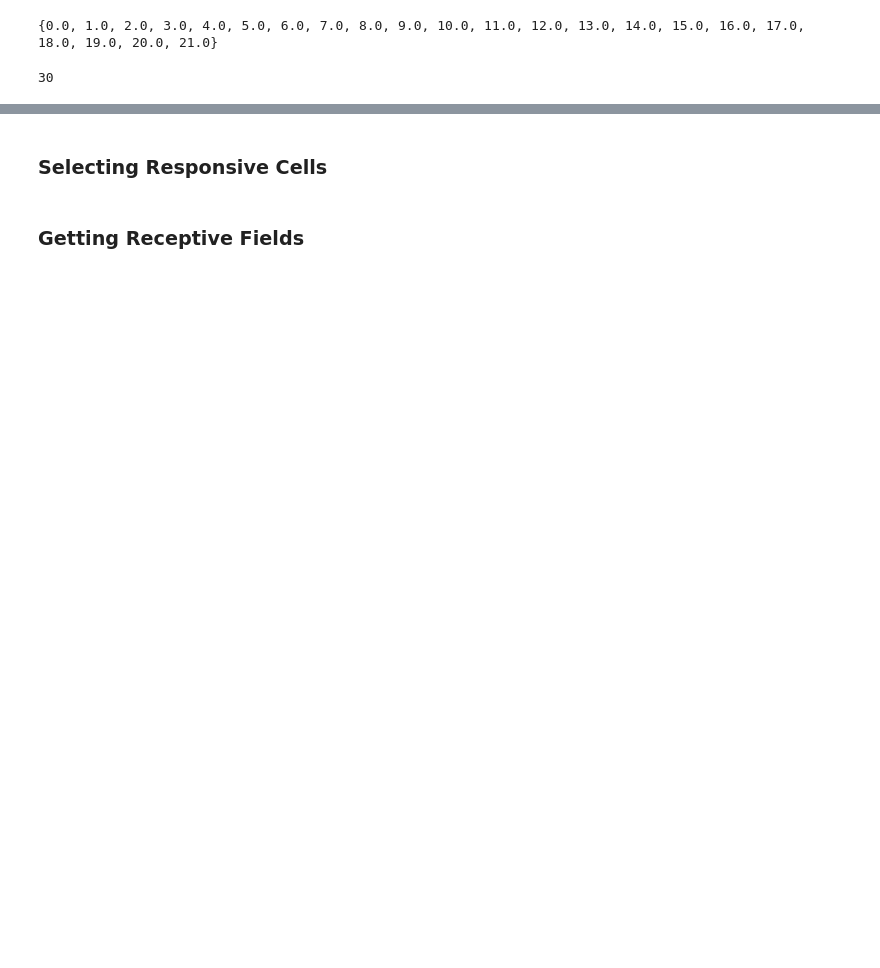
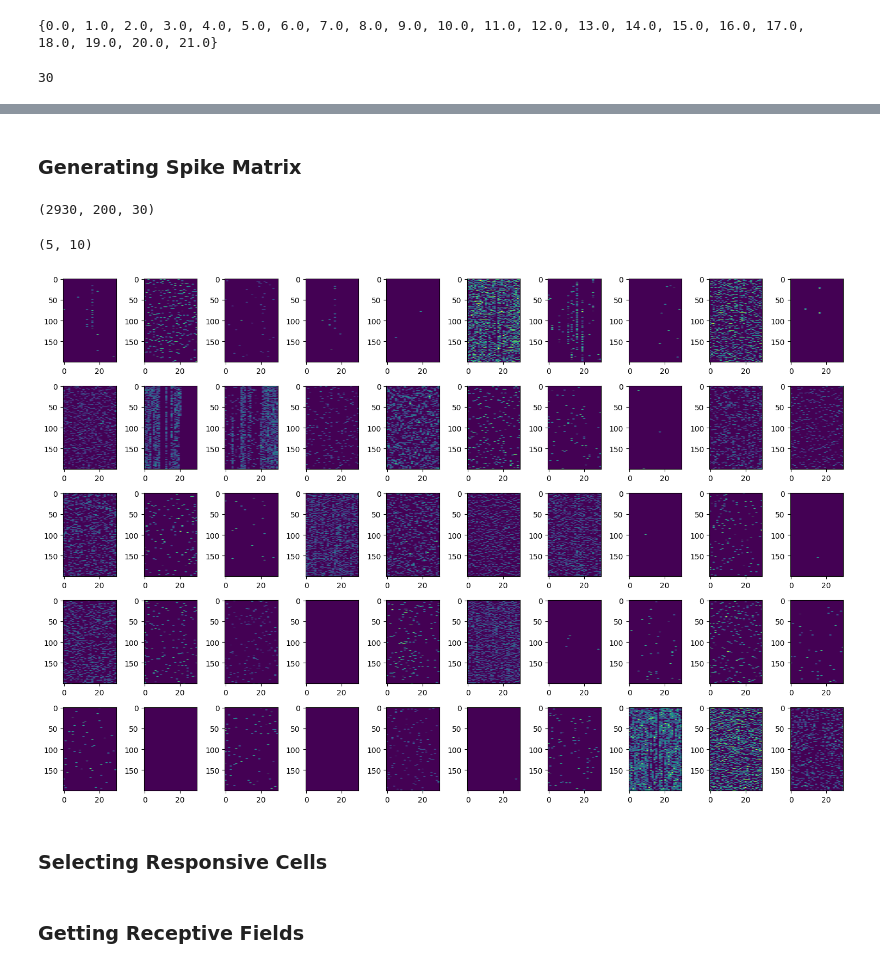
Before and after one commit to AllenInstitute/openscope_databook, a Jupyter notebook: docs/experiments/illusion.ipynb, the cells around one changed output, grey strips where cells are left out. Drawn from its saved outputs; the diff is of its cells as text; code cells hidden in the pictures; blank space fills up the shorter version.

```diff
--- a/docs/experiments/illusion.ipynb
+++ b/docs/experiments/illusion.ipynb
@@ -96,0 +129,5 @@ print(len(stim_times))
+# %%
+### subselect by brain region
+units_spike_times = nwb.units["spike_times"]
+# %% [markdown]
+### Generating Spike Matrix
@@ -97,3 +152,50 @@ print(len(stim_times))
+# %%
+# 3D spike matrix to be populated with spike counts
+spike_matrix = np.zeros((n_units, len(bin_edges), n_trials))
+
+# populate 3D spike matrix for each unit for each stimulus trial by counting spikes into bins
+for unit_idx in range(n_units):
+    spike_times = units_spike_times[unit_idx]
+
+    for stim_idx, stim_time in enumerate(stim_times):
+        # get spike times that fall within the bin's time range relative to the stim time
+        first_bin_time = stim_time + bin_edges[0]
+        last_bin_time = stim_time + bin_edges[-1]
+        first_spike_in_range, last_spike_in_range = np.searchsorted(spike_times, [first_bin_time, last_bin_time])
+        spike_times_in_range = spike_times[first_spike_in_range:last_spike_in_range]
+
+        # convert spike times into relative time bin indices
+        bin_indices = ((spike_times_in_range - (first_bin_time)) / time_resolution).astype(int)
+
+        # mark that there is a spike at these bin times for this unit on this stim trial
+        for bin_idx in bin_indices:
+            spike_matrix[unit_idx, bin_idx, stim_idx] += 1
+
+spike_matrix.shape
+# %% [output]
+(2930, 200, 30)
+# %%
+lim = 50
+n_cols = 10
+n_rows = ceil(lim / n_cols)
+fig, axes = plt.subplots(n_rows, n_cols, figsize=(15,10))
+
+print(axes.shape)
+
+for i in range(spike_matrix.shape[0]):
+    ax_row = floor(i / n_cols)
+    ax_col = i % n_cols
+
+    if ax_row >= axes.shape[0]:
+        break
+
+    neuron_response = spike_matrix[i]
+    axes[ax_row][ax_col].imshow(neuron_response, aspect="auto")
+
+fig.tight_layout()
+# %% [output]
+(5, 10)
+[figure, added]
 # %% [markdown]
 ### Selecting Responsive Cells
 # %% [markdown]
```
Also changed, not shown: parts of 14 cells of this notebook.
